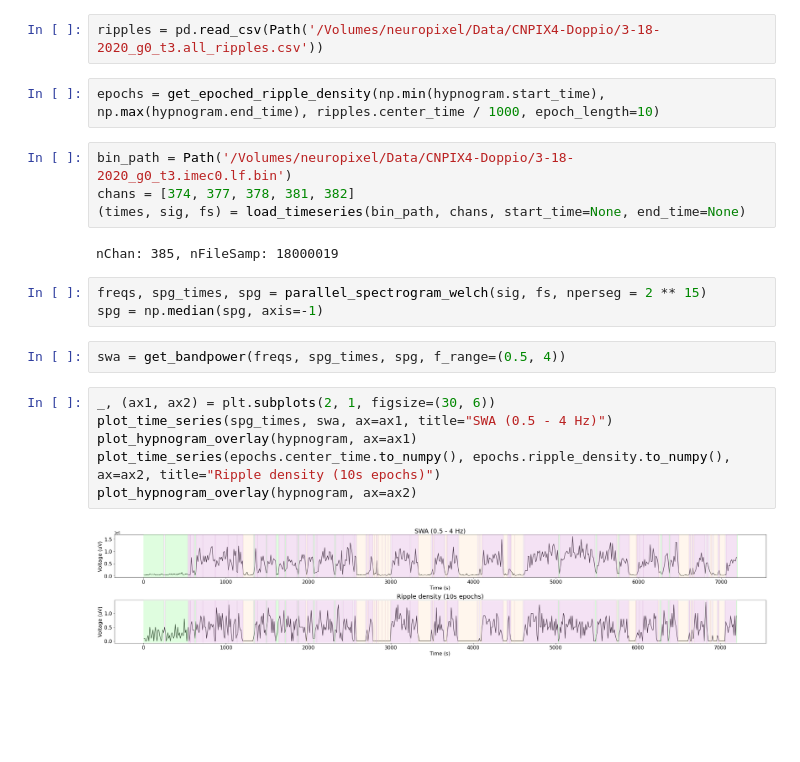
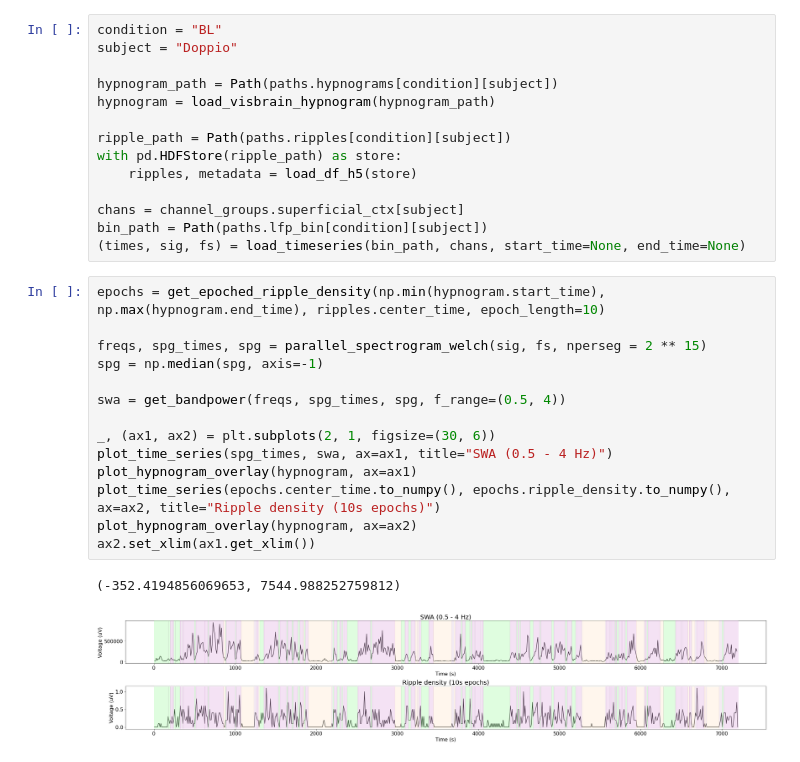
Before and after one commit to CSC-UW/ecephys, a Jupyter notebook: ecephys/notebooks/SWA-ripple.ipynb, the cells around one changed output. Saved outputs shown, nothing was run; the diff lists cells and outputs as text; blank space fills up the shorter version.

```diff
--- a/ecephys/notebooks/SWA-ripple.ipynb
+++ b/ecephys/notebooks/SWA-ripple.ipynb
@@ -52,23 +19,31 @@ hypnogram = load_visbrain_hypnogram(hypno_paths["SR"]["Doppio"])
-# %%
-ripples = pd.read_csv(Path('/Volumes/neuropixel/Data/CNPIX4-Doppio/3-18-2020_g0_t3.all_ripples.csv'))
-# %%
-epochs = get_epoched_ripple_density(np.min(hypnogram.start_time), np.max(hypnogram.end_time), ripples.center_time / 1000, epoch_length=10)
-# %%
-bin_path = Path('/Volumes/neuropixel/Data/CNPIX4-Doppio/3-18-2020_g0_t3.imec0.lf.bin')
-chans = [374, 377, 378, 381, 382]
-(times, sig, fs) = load_timeseries(bin_path, chans, start_time=None, end_time=None)
-# %% [output]
-nChan: 385, nFileSamp: 18000019
-# %%
-freqs, spg_times, spg = parallel_spectrogram_welch(sig, fs, nperseg = 2 ** 15)
-spg = np.median(spg, axis=-1)
-# %%
-swa = get_bandpower(freqs, spg_times, spg, f_range=(0.5, 4))
+# %%
+condition = "BL"
+subject = "Doppio"
+
+hypnogram_path = Path(paths.hypnograms[condition][subject])
+hypnogram = load_visbrain_hypnogram(hypnogram_path)
+
+ripple_path = Path(paths.ripples[condition][subject])
+with pd.HDFStore(ripple_path) as store:
+    ripples, metadata = load_df_h5(store)
+
+chans = channel_groups.superficial_ctx[subject]
+bin_path = Path(paths.lfp_bin[condition][subject])
+(times, sig, fs) = load_timeseries(bin_path, chans, start_time=None, end_time=None)
 # %%
+epochs = get_epoched_ripple_density(np.min(hypnogram.start_time), np.max(hypnogram.end_time), ripples.center_time, epoch_length=10)
+
+freqs, spg_times, spg = parallel_spectrogram_welch(sig, fs, nperseg = 2 ** 15)
+spg = np.median(spg, axis=-1)
+
+swa = get_bandpower(freqs, spg_times, spg, f_range=(0.5, 4))
+
 _, (ax1, ax2) = plt.subplots(2, 1, figsize=(30, 6))
 plot_time_series(spg_times, swa, ax=ax1, title="SWA (0.5 - 4 Hz)")
 plot_hypnogram_overlay(hypnogram, ax=ax1)
 plot_time_series(epochs.center_time.to_numpy(), epochs.ripple_density.to_numpy(), ax=ax2, title="Ripple density (10s epochs)")
 plot_hypnogram_overlay(hypnogram, ax=ax2)
+ax2.set_xlim(ax1.get_xlim())
 # %% [output]
+(-352.4194856069653, 7544.988252759812)
-[figure, old version]
+[figure, new version]
```
Also changed, not shown: parts of 21 cells of this notebook, 8 other files.
